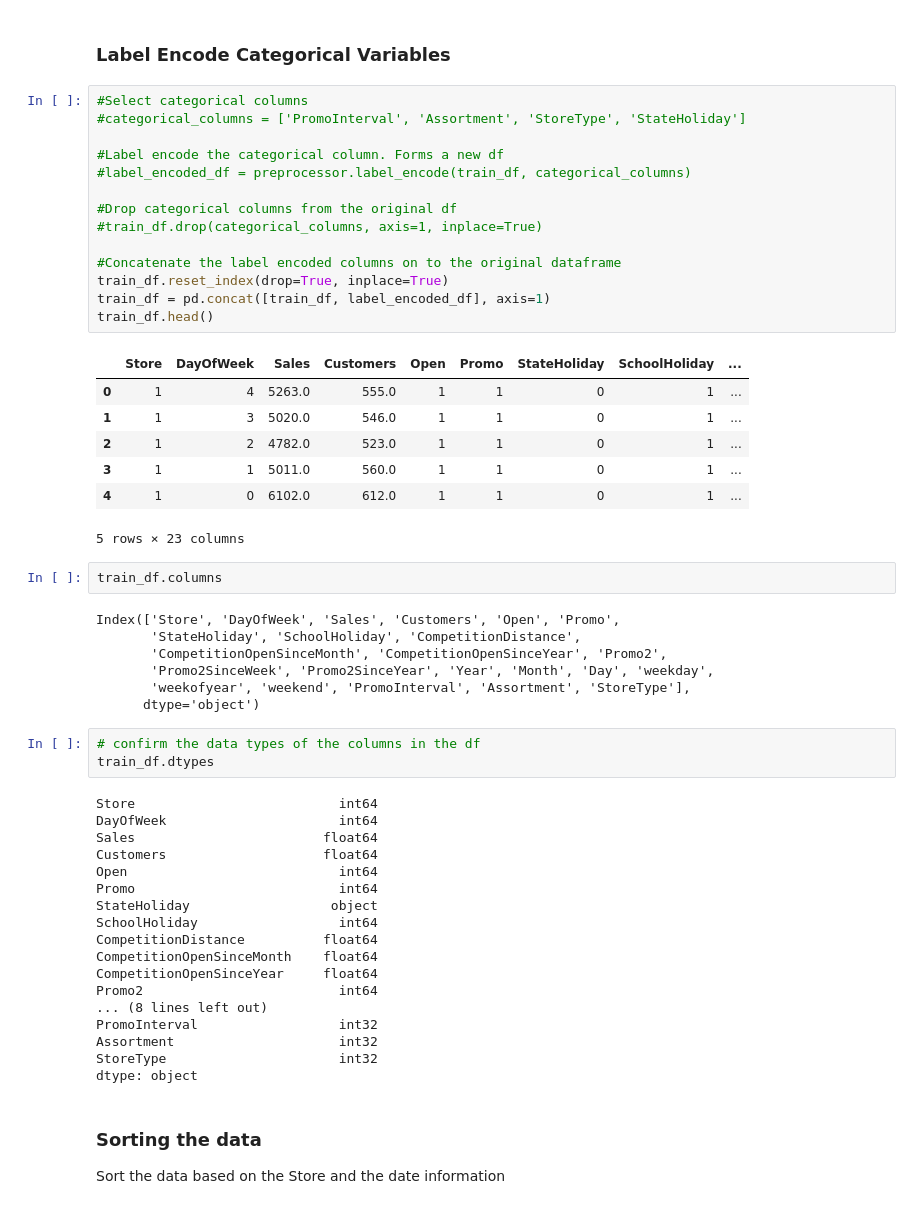
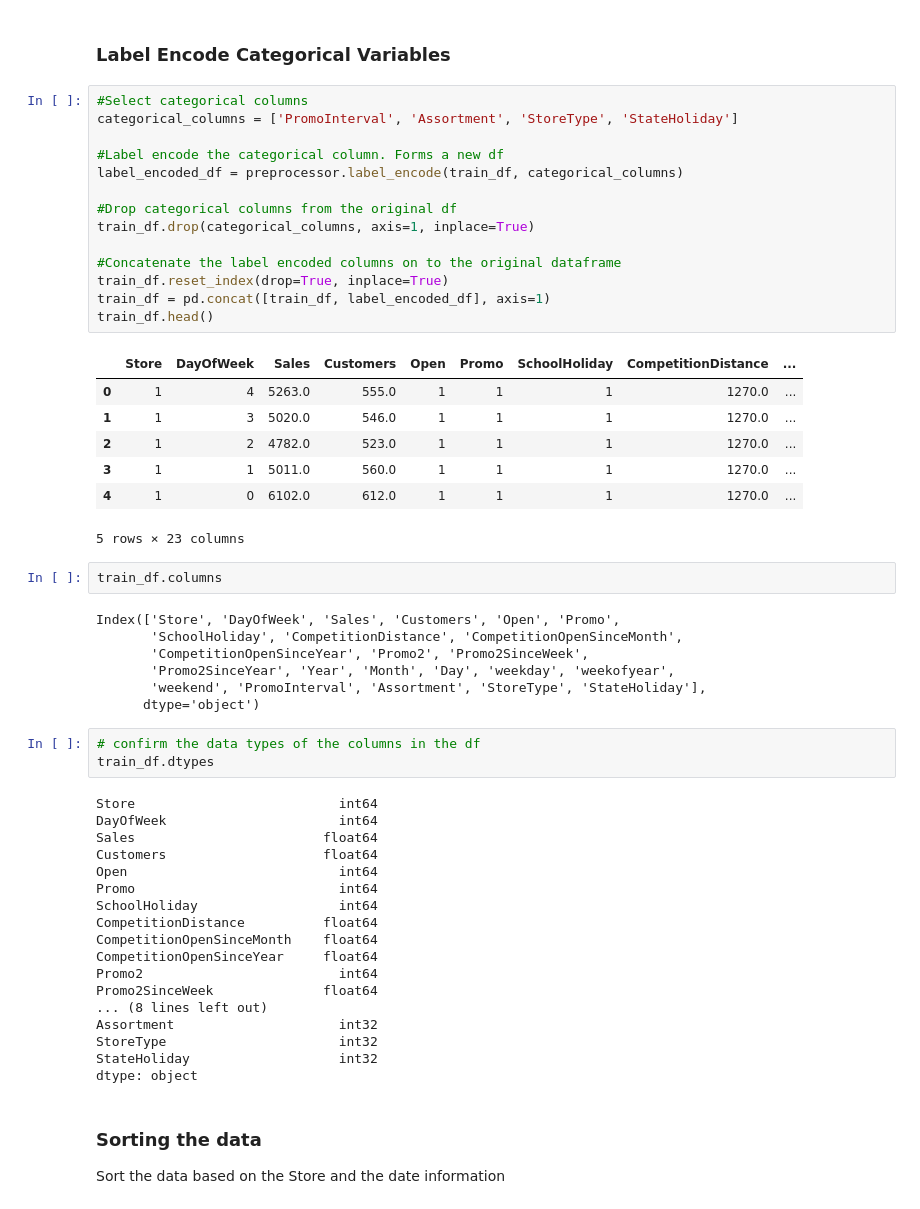
Before and after one commit to wakura-mbuya/Pharmaceutical-Sales-prediction, a Jupyter notebook: notebooks/data_preprocessing.ipynb, the cells around one changed output. Cells and saved outputs as stored; diff of their text form.

```diff
--- a/notebooks/data_preprocessing.ipynb
+++ b/notebooks/data_preprocessing.ipynb
@@ -188,34 +188,34 @@ plt.show()
 ### Label Encode Categorical Variables
 # %%
 #Select categorical columns
-#categorical_columns = ['PromoInterval', 'Assortment', 'StoreType', 'StateHoliday']
+categorical_columns = ['PromoInterval', 'Assortment', 'StoreType', 'StateHoliday']
 
 #Label encode the categorical column. Forms a new df
-#label_encoded_df = preprocessor.label_encode(train_df, categorical_columns)
+label_encoded_df = preprocessor.label_encode(train_df, categorical_columns)
 
 #Drop categorical columns from the original df
-#train_df.drop(categorical_columns, axis=1, inplace=True)
+train_df.drop(categorical_columns, axis=1, inplace=True)
 
 #Concatenate the label encoded columns on to the original dataframe
 train_df.reset_index(drop=True, inplace=True)
 train_df = pd.concat([train_df, label_encoded_df], axis=1)
 train_df.head()
 # %% [output]
-|  | Store | DayOfWeek | Sales | Customers | Open | Promo | StateHoliday | SchoolHoliday | ... |
-| 0 | 1 | 4 | 5263.0 | 555.0 | 1 | 1 | 0 | 1 | ... |
-| 1 | 1 | 3 | 5020.0 | 546.0 | 1 | 1 | 0 | 1 | ... |
-| 2 | 1 | 2 | 4782.0 | 523.0 | 1 | 1 | 0 | 1 | ... |
-| 3 | 1 | 1 | 5011.0 | 560.0 | 1 | 1 | 0 | 1 | ... |
-| 4 | 1 | 0 | 6102.0 | 612.0 | 1 | 1 | 0 | 1 | ... |
+|  | Store | DayOfWeek | Sales | Customers | Open | Promo | SchoolHoliday | CompetitionDistance | ... |
+| 0 | 1 | 4 | 5263.0 | 555.0 | 1 | 1 | 1 | 1270.0 | ... |
+| 1 | 1 | 3 | 5020.0 | 546.0 | 1 | 1 | 1 | 1270.0 | ... |
+| 2 | 1 | 2 | 4782.0 | 523.0 | 1 | 1 | 1 | 1270.0 | ... |
+| 3 | 1 | 1 | 5011.0 | 560.0 | 1 | 1 | 1 | 1270.0 | ... |
+| 4 | 1 | 0 | 6102.0 | 612.0 | 1 | 1 | 1 | 1270.0 | ... |
 5 rows × 23 columns
 # %%
 train_df.columns
 # %% [output]
 Index(['Store', 'DayOfWeek', 'Sales', 'Customers', 'Open', 'Promo',
-       'StateHoliday', 'SchoolHoliday', 'CompetitionDistance',
-       'CompetitionOpenSinceMonth', 'CompetitionOpenSinceYear', 'Promo2',
-       'Promo2SinceWeek', 'Promo2SinceYear', 'Year', 'Month', 'Day', 'weekday',
-       'weekofyear', 'weekend', 'PromoInterval', 'Assortment', 'StoreType'],
+       'SchoolHoliday', 'CompetitionDistance', 'CompetitionOpenSinceMonth',
+       'CompetitionOpenSinceYear', 'Promo2', 'Promo2SinceWeek',
+       'Promo2SinceYear', 'Year', 'Month', 'Day', 'weekday', 'weekofyear',
+       'weekend', 'PromoInterval', 'Assortment', 'StoreType', 'StateHoliday'],
       dtype='object')
 # %%
 # confirm the data types of the columns in the df
@@ -227,16 +227,16 @@ Sales                        float64
 Customers                    float64
 Open                           int64
 Promo                          int64
-StateHoliday                  object
 SchoolHoliday                  int64
 CompetitionDistance          float64
 CompetitionOpenSinceMonth    float64
 CompetitionOpenSinceYear     float64
 Promo2                         int64
+Promo2SinceWeek              float64
 ... (8 lines left out)
-PromoInterval                  int32
 Assortment                     int32
 StoreType                      int32
+StateHoliday                   int32
 dtype: object
 # %% [markdown]
 ### Sorting the data
```
Also changed, not shown: parts of 8 cells of this notebook, 2 other files.
